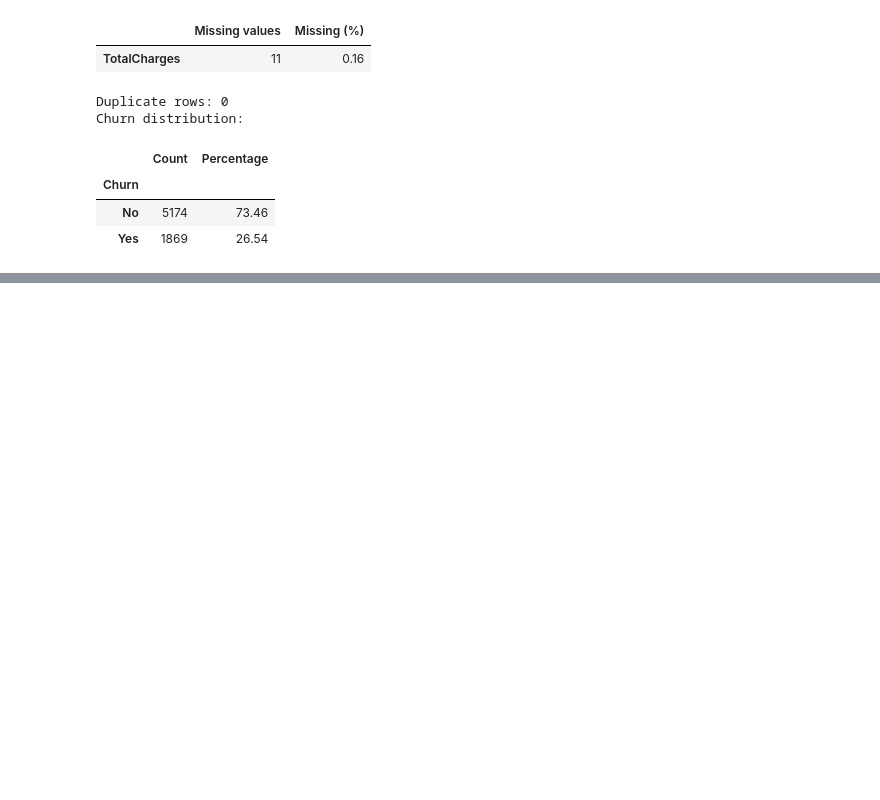
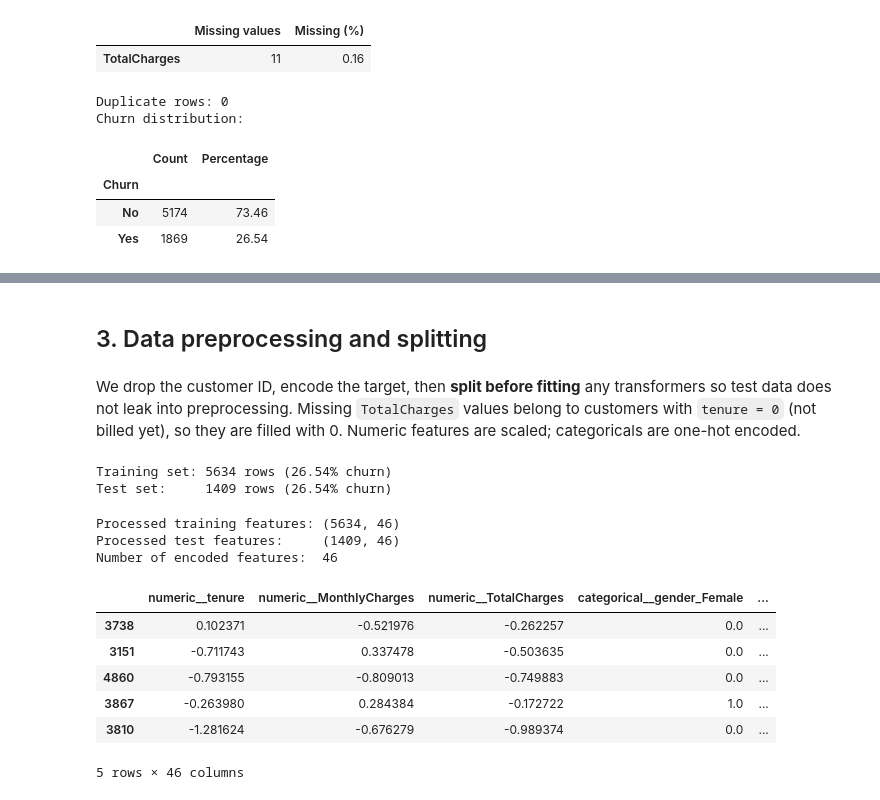
Before and after one commit to Mohammad1s/CCP-Project, a Jupyter notebook: Model.ipynb, the cells around one changed output, grey strips where cells are left out. Saved outputs shown, nothing was run; the diff lists cells and outputs as text; code cells hidden in the pictures; blank space fills up the shorter version.

```diff
--- a/Model.ipynb
+++ b/Model.ipynb
@@ -157,0 +193,68 @@ plt.show()
+# %% [markdown]
+## 3. Data preprocessing and splitting
+# %% [markdown]
+We drop the customer ID, encode the target, then **split before fitting** any transformers so test data does not leak into preprocessing. Missing `TotalCharges` values belong to customers with `tenure = 0` (not billed yet), so they are filled with 0. Numeric features are scaled; categoricals are one-hot encoded.
+# %%
+# Drop identifier and separate features from the target
+model_df = df.drop(columns=identifier_columns).copy()
+model_df["Churn"] = model_df["Churn"].map({"No": 0, "Yes": 1})
+
+X = model_df.drop(columns=["Churn"])
+y = model_df["Churn"]
+
+feature_categorical = [col for col in categorical_columns if col != "Churn"]
+feature_numerical = numerical_columns.copy()
+
+X_train, X_test, y_train, y_test = train_test_split(
+    X,
+    y,
+    test_size=0.2,
+    random_state=42,
+    stratify=y,
+)
+
+print(f"Training set: {X_train.shape[0]} rows ({y_train.mean() * 100:.2f}% churn)")
+print(f"Test set:     {X_test.shape[0]} rows ({y_test.mean() * 100:.2f}% churn)")
+# %% [output]
+Training set: 5634 rows (26.54% churn)
+Test set:     1409 rows (26.54% churn)
+# %%
+numeric_pipeline = Pipeline([
+    ("imputer", SimpleImputer(strategy="constant", fill_value=0)),
+    ("scaler", StandardScaler()),
+])
+
+categorical_pipeline = Pipeline([
+    ("imputer", SimpleImputer(strategy="most_frequent")),
+    ("encoder", OneHotEncoder(handle_unknown="ignore", sparse_output=False)),
+])
+
+preprocessor = ColumnTransformer(
+    transformers=[
+        ("numeric", numeric_pipeline, feature_numerical),
+        ("categorical", categorical_pipeline, feature_categorical),
+    ]
+)
+
+X_train_processed = preprocessor.fit_transform(X_train)
+X_test_processed = preprocessor.transform(X_test)
+
+encoded_feature_names = preprocessor.get_feature_names_out()
+X_train_processed = pd.DataFrame(X_train_processed, columns=encoded_feature_names, index=X_train.index)
+X_test_processed = pd.DataFrame(X_test_processed, columns=encoded_feature_names, index=X_test.index)
+
+print(f"Processed training features: {X_train_processed.shape}")
+print(f"Processed test features:     {X_test_processed.shape}")
+print(f"Number of encoded features:  {len(encoded_feature_names)}")
+X_train_processed.head()
+# %% [output]
+Processed training features: (5634, 46)
+Processed test features:     (1409, 46)
+Number of encoded features:  46
+|  | numeric__tenure | numeric__MonthlyCharges | numeric__TotalCharges | categorical__gender_Female | ... |
+| 3738 | 0.102371 | -0.521976 | -0.262257 | 0.0 | ... |
+| 3151 | -0.711743 | 0.337478 | -0.503635 | 0.0 | ... |
+| 4860 | -0.793155 | -0.809013 | -0.749883 | 0.0 | ... |
+| 3867 | -0.263980 | 0.284384 | -0.172722 | 1.0 | ... |
+| 3810 | -1.281624 | -0.676279 | -0.989374 | 0.0 | ... |
+5 rows × 46 columns
```
Also changed, not shown: parts of 7 cells of this notebook, 1 other file.
